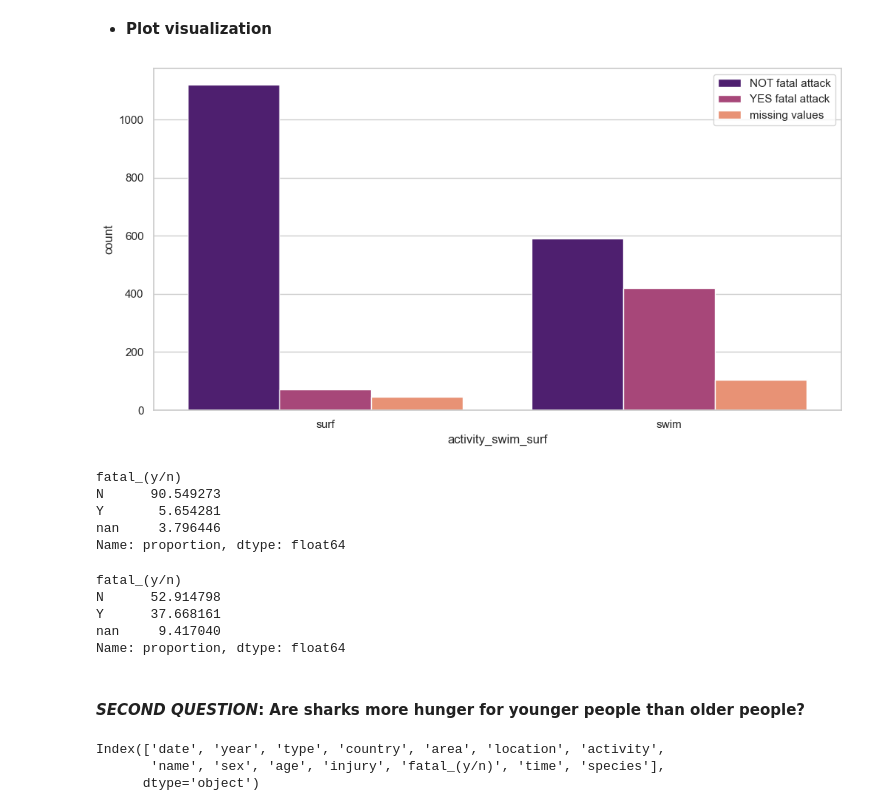
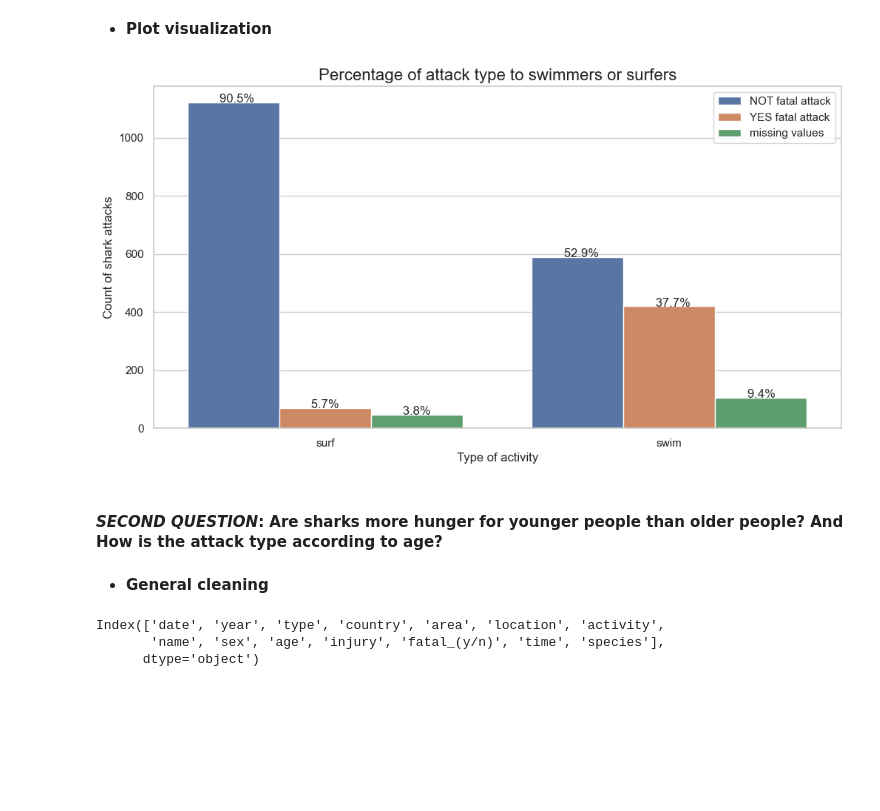
Before and after one commit to laumosa/Project1-Sharks, a Jupyter notebook: exploration.ipynb, the cells around one changed output. Cells and saved outputs as stored; diff of their text form; code cells hidden in the pictures; blank space fills up the shorter version.

```diff
--- a/exploration.ipynb
+++ b/exploration.ipynb
@@ -137,3 +144,5 @@ dtype: int64
+# %%
+df.drop_duplicates(inplace=True)
 # %% [markdown]
 #### ***FIRST QUESTION***: Are swimmers more likely to be fataly attacked by a shark than surfers?
 # %% [markdown]
@@ -237,31 +234,31 @@ df_2.pivot_table (
 sns.set_context("poster")
 sns.set(rc={"figure.figsize": (12.,6.)})
 sns.set_style("whitegrid")
+# %%
+def with_hue(plot, feature, Number_of_categories, hue_categories):
+    a = [p.get_height() for p in plot.patches]
+    patch = [p for p in plot.patches]
+    for i in range(Number_of_categories):
+        total = feature.value_counts().values[i]
+        for j in range(hue_categories):
+            percentage = '{:.1f}%'.format(100 * a[(j*Number_of_categories + i)]/total)
+            x = patch[(j*Number_of_categories + i)].get_x() + patch[(j*Number_of_categories + i)].get_width() / 2 - 0.15
+            y = patch[(j*Number_of_categories + i)].get_y() + patch[(j*Number_of_categories + i)].get_height()
+            graf_1.annotate("           " + percentage, (x, y), size = 12)
+    plt.show()
 # %%
-sns.countplot(x=df_2["activity_swim_surf"], hue=df_2["fatal_(y/n)"], palette="magma")
-plt.legend(labels = ["NOT fatal attack", "YES fatal attack", "missing values"]);
+graf_1 = sns.countplot(x= df_2["activity_swim_surf"], hue = df_2["fatal_(y/n)"])
+plt.xlabel("Type of activity")
+plt.ylabel("Count of shark attacks")
+plt.legend(labels = ["NOT fatal attack", "YES fatal attack", "missing values"])
+plt.title("Percentage of attack type to swimmers or surfers",fontsize= 16)
+with_hue(graf_1, df_2["activity_swim_surf"], 2, 3)
 # %% [output]
-[figure, old version]
+[figure, new version]
-# %%
-# Check the weight of each attack type for surfers
-df_2[df_2["activity_swim_surf"] == "surf"]["fatal_(y/n)"].value_counts(normalize=True) * 100
-# %% [output]
-fatal_(y/n)
-N      90.549273
-Y       5.654281
-nan     3.796446
-Name: proportion, dtype: float64
-# %%
-# Check the weight of each attack type for swimmers
-df_2[df_2["activity_swim_surf"] == "swim"]["fatal_(y/n)"].value_counts(normalize=True) * 100
-# %% [output]
-fatal_(y/n)
-N      52.914798
-Y      37.668161
-nan     9.417040
-Name: proportion, dtype: float64
 # %% [markdown]
-#### ***SECOND QUESTION***: Are sharks more hunger for younger people than older people?
+#### ***SECOND QUESTION***: Are sharks more hunger for younger people than older people? And How is the attack type according to age?
+# %% [markdown]
+- **General cleaning**
 # %%
 df.columns
 # %% [output]
```
Also changed, not shown: parts of 40 cells of this notebook, 10 other files.
